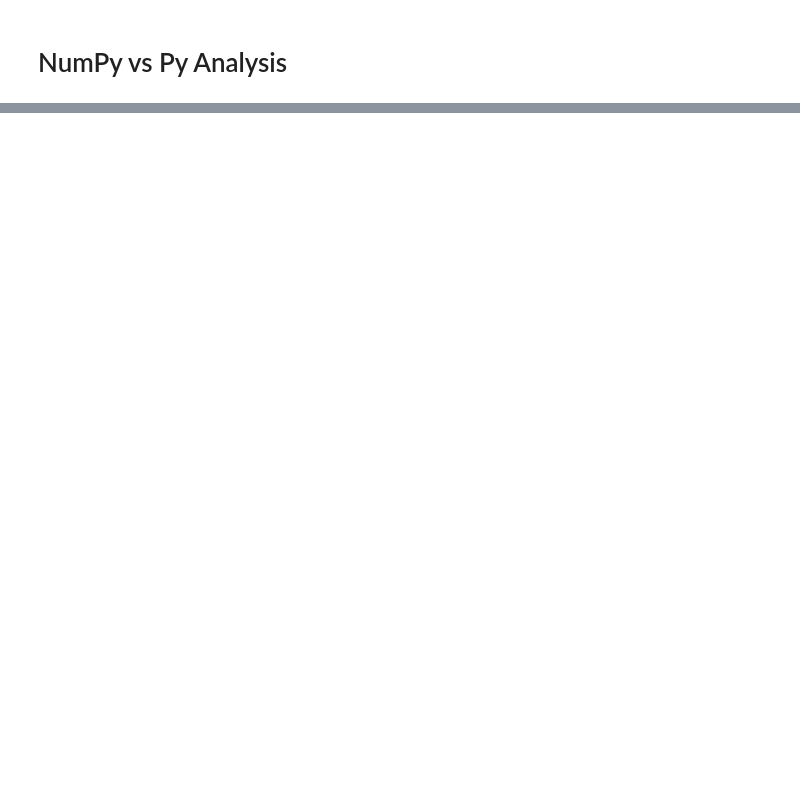
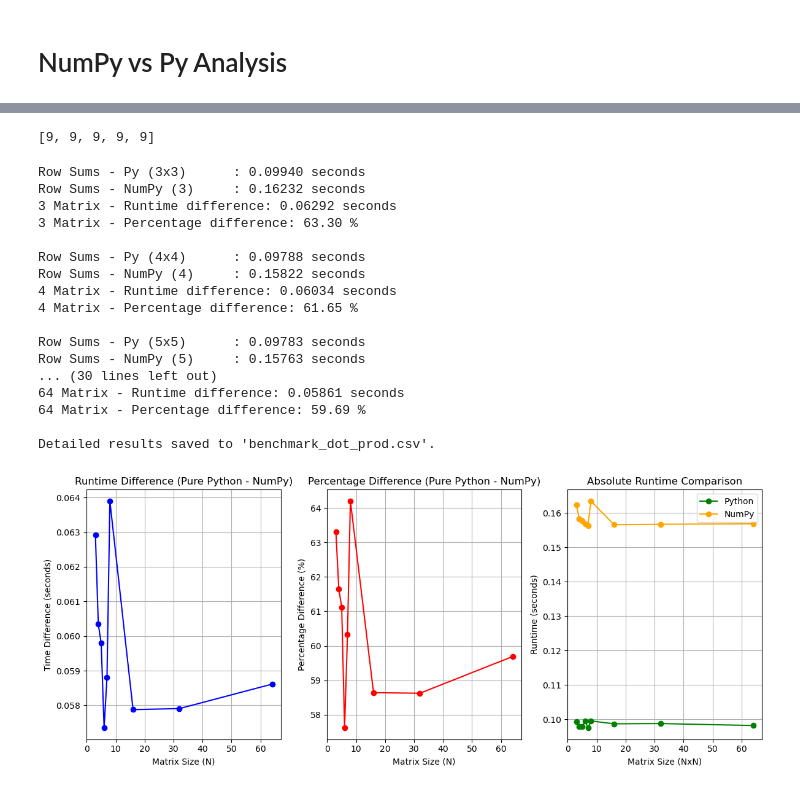
Before and after one commit to Wojtek-ftw/Obsidian-Run, a Jupyter notebook: numpy_analysis/notebooks/analysis.ipynb, the cells around one changed output, grey strips where cells are left out. Drawn from its saved outputs; the diff is of its cells as text; code cells hidden in the pictures; blank space fills up the shorter version.

Commit message:
Update Numpy Analysis
* Add dot product comparison
* Add Py vs Numpy Runtimes graphic

```diff
--- a/numpy_analysis/notebooks/analysis.ipynb
+++ b/numpy_analysis/notebooks/analysis.ipynb
@@ -29,0 +30,29 @@ Results saved to 'benchmark_row_sums.csv'.
+# %%
+[len(x) for x in _x]
+# %% [output]
+[9, 9, 9, 9, 9]
+# %%
+matrix_sizes = [3, 4, 5, 6, 7, 8, 16, 32, 64,1000, 10000, 40000]
+_x = dot_prod.run(matrix_sizes)
+dot_prod.save_to_csv(*_x,filename="benchmark_dot_prod.csv")
+fig = dot_prod.plot(*_x)
+fig.savefig("benchmark_dot_prod.png")
+# %% [output]
+Row Sums - Py (3x3)      : 0.09940 seconds
+Row Sums - NumPy (3)     : 0.16232 seconds
+3 Matrix - Runtime difference: 0.06292 seconds
+3 Matrix - Percentage difference: 63.30 %
+
+Row Sums - Py (4x4)      : 0.09788 seconds
+Row Sums - NumPy (4)     : 0.15822 seconds
+4 Matrix - Runtime difference: 0.06034 seconds
+4 Matrix - Percentage difference: 61.65 %
+
+Row Sums - Py (5x5)      : 0.09783 seconds
+Row Sums - NumPy (5)     : 0.15763 seconds
+... (30 lines left out)
+64 Matrix - Runtime difference: 0.05861 seconds
+64 Matrix - Percentage difference: 59.69 %
+
+Detailed results saved to 'benchmark_dot_prod.csv'.
+[figure, added]
```
Also changed, not shown: parts of 2 cells of this notebook, 2 other files.
